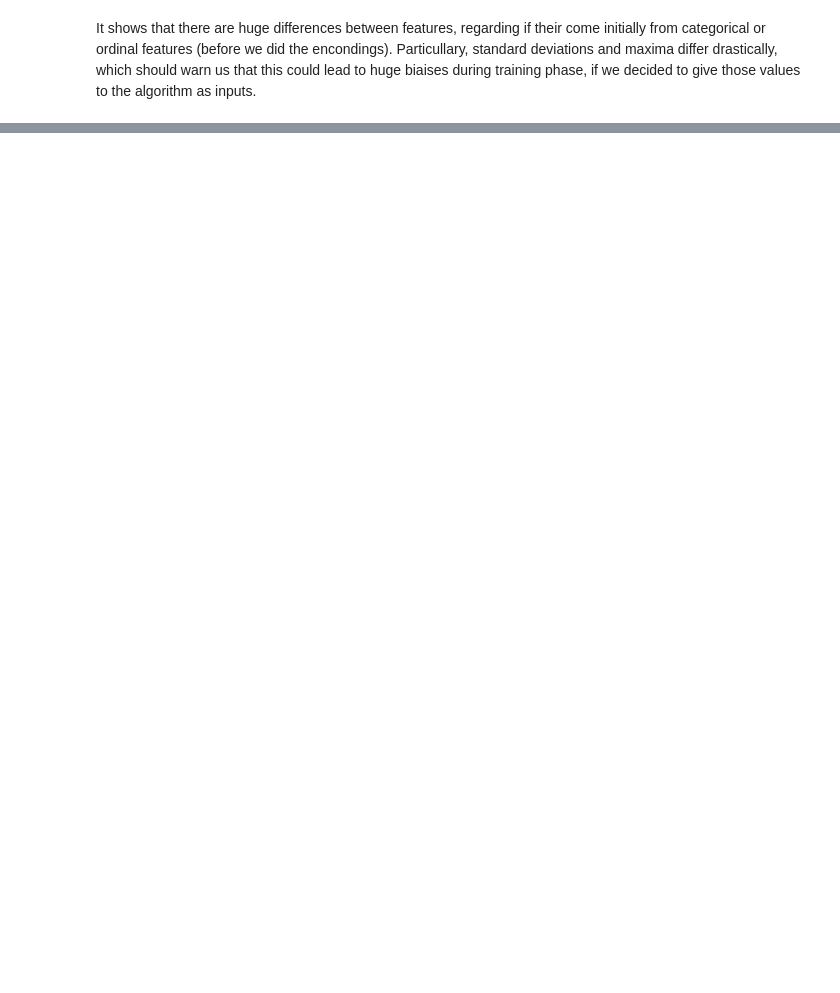
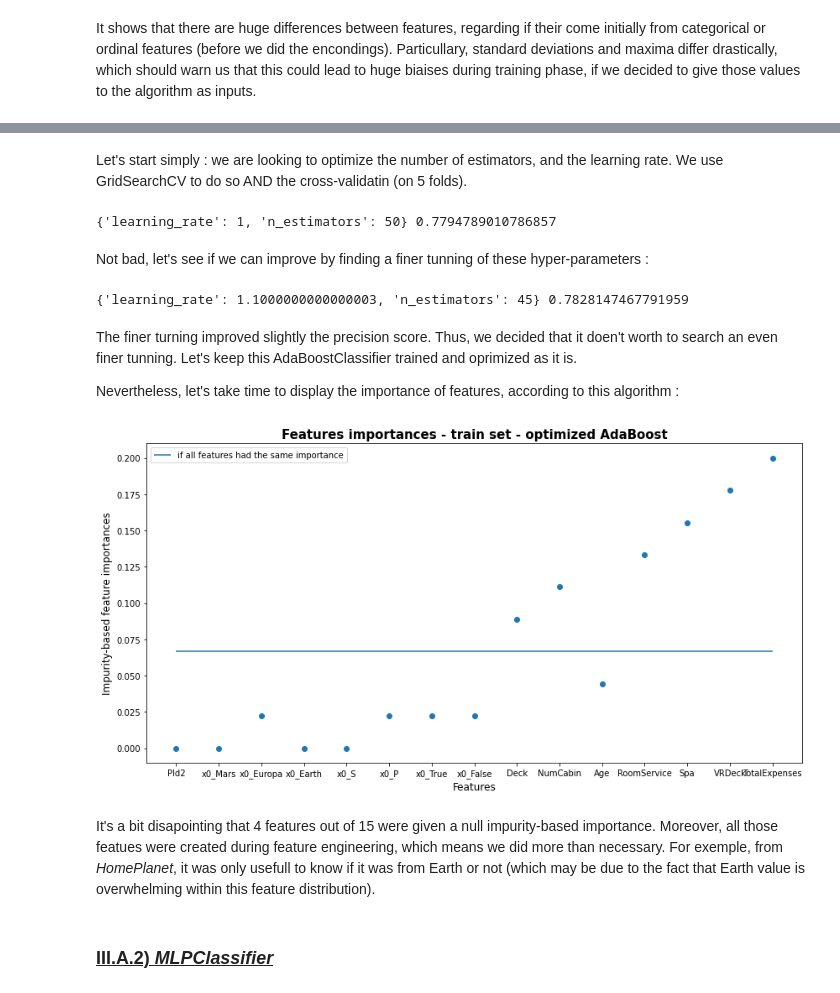
Before and after one commit to LukDuth/OC_Student_ML_P8_Titanic_Spaceship, a Jupyter notebook: Duthoit_Luke_1_Code_072022.ipynb, the cells around one changed output, grey strips where cells are left out. Drawn from its saved outputs; the diff is of its cells as text; code cells hidden in the pictures; blank space fills up the shorter version.

```diff
--- a/Duthoit_Luke_1_Code_072022.ipynb
+++ b/Duthoit_Luke_1_Code_072022.ipynb
@@ -1518,0 +1444,53 @@ It seems like it's better not using further scaling at all, at least with logist
+# %% [markdown]
+Let's start simply : we are looking to optimize the number of estimators, and the learning rate. We use GridSearchCV to do so AND the cross-validatin (on 5 folds).
+# %%
+### Initialisation
+adb = AdaBoostClassifier(random_state=rgn)
+grid_adb = GridSearchCV(
+    estimator=adb,
+    param_grid={
+        'n_estimators':[10, 20, 50, 75, 100],
+        'learning_rate':[0.1, 1, 2, 5, 10]
+    },
+    cv=5)
+### cross validation and optimisation of hyper-parameters
+grid_adb.fit(X=X_train, y=y_train.apply(lambda x : str(x)))
+print(grid_adb.best_params_, grid_adb.best_score_)
+# %% [output]
+{'learning_rate': 1, 'n_estimators': 50} 0.7794789010786857
+# %% [markdown]
+Not bad, let's see if we can improve by finding a finer tunning of these hyper-parameters :
+# %%
+### Initialisation
+adb = AdaBoostClassifier(random_state=rgn)
+grid_adb = GridSearchCV(
+    estimator=adb,
+    param_grid={
+        'n_estimators':np.arange(25,70+1,5),
+        'learning_rate':np.arange(0.2,2,0.1)
+    },
+    cv=5,
+    n_jobs=-1)
+### cross validation and optimisation of hyper-parameters
+grid_adb.fit(X=X_train, y=y_train.apply(lambda x : str(x)))
+print(grid_adb.best_params_, grid_adb.best_score_)
+# %% [output]
+{'learning_rate': 1.1000000000000003, 'n_estimators': 45} 0.7828147467791959
+# %% [markdown]
+The finer turning improved slightly the precision score. Thus, we decided that it doen't worth to search an even finer tunning. Let's keep this AdaBoostClassifier trained and oprimized as it is.
+
+Nevertheless, let's take time to display the importance of features, according to this algorithm :
+# %%
+plt.figure('Features importances', figsize=(14,7)), plt.clf()
+axe1 = plt.subplot(111)
+axe1.set_title('Features importances - train set - optimized AdaBoost', fontweight='bold', fontsize=15)
+axe1.set_xlabel('Features', fontsize=12), axe1.set_ylabel('Impurity-based feature importances', fontsize=12)
+axe1.hlines(xmin=0, xmax=len(X_train.columns)-1, y=1/len(X_train.columns), label='if all features had the same importance')
+axe1.scatter(X_train.columns, grid_adb.best_estimator_.feature_importances_), axe1.legend(loc='best')
+del axe1
+# %% [output]
+[figure, added]
+# %% [markdown]
+It's a bit disapointing that 4 features out of 15 were given a null impurity-based importance. Moreover, all those featues were created during feature engineering, which means we did more than necessary. For exemple, from <i>HomePlanet</i>, it was only usefull to know if it was from Earth or not (which may be due to the fact that Earth value is overwhelming within this feature distribution).
+# %% [markdown]
+ ### <u><b>III.A.2) <i>MLPClassifier</i></b></u>
```
Also changed, not shown: parts of 37 cells of this notebook.
